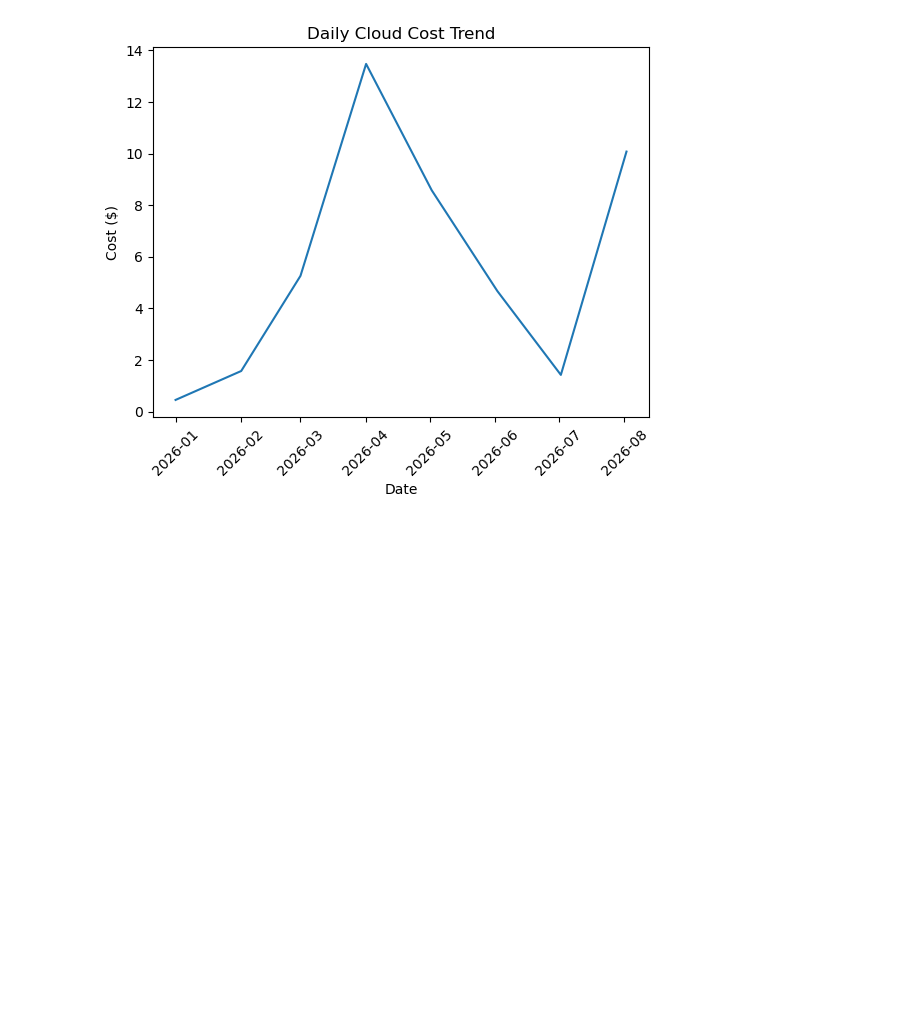
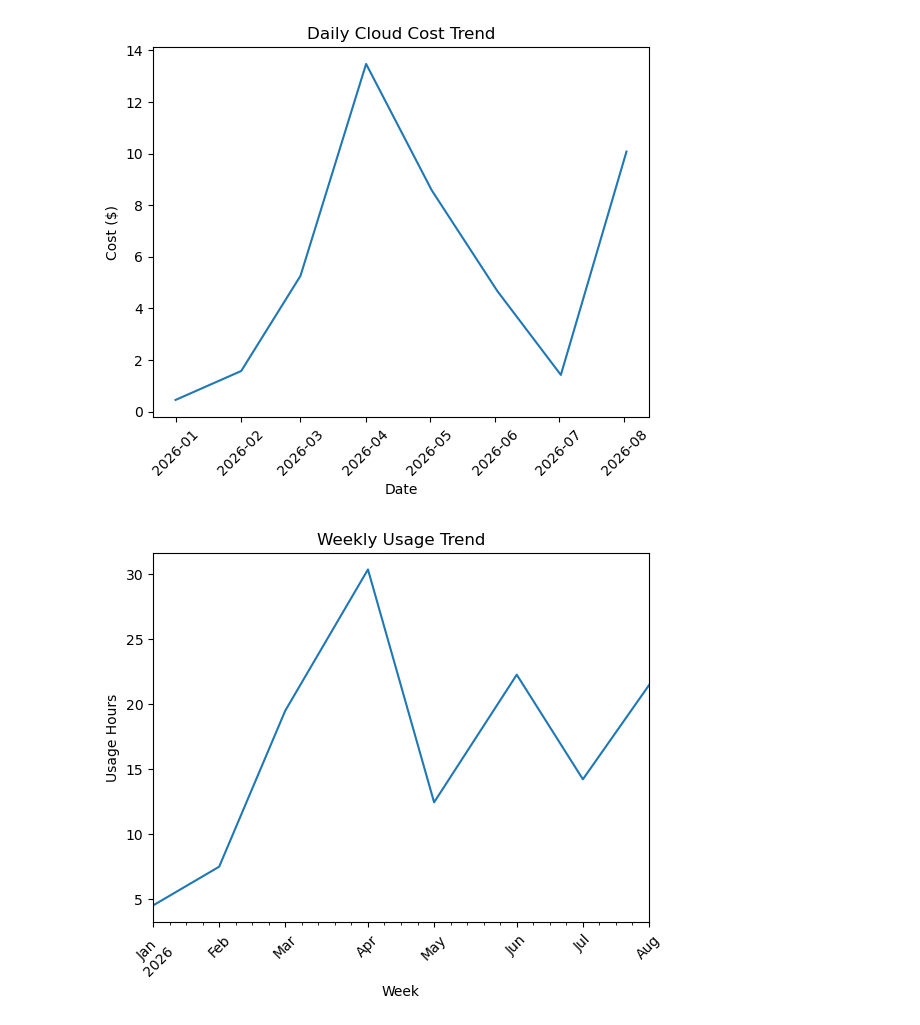
Before and after one commit to Fariz4/cloud-cost-intelligence-energy, a Jupyter notebook: src/cloud cost project.ipynb, the cells around one changed output. Saved outputs shown, nothing was run; the diff lists cells and outputs as text; code cells hidden in the pictures; blank space fills up the shorter version.

```diff
--- a/src/cloud cost project.ipynb
+++ b/src/cloud cost project.ipynb
@@ -5,6 +5,12 @@ file_path = r"C:\Users\More\Downloads\energy_cloud_usage.xlsx"
 df = pd.read_excel(file_path)
 df['timestamp'] = pd.to_datetime(df['timestamp'])
 df['total_cost'] = df['usage_hours'] * df['cost_per_hour']
+weekly_usage = df.groupby(df['timestamp'].dt.to_period('W'))['usage_hours'].sum()
+print("\nWeekly Usage")
+print(weekly_usage)
+monthly_usage = df.groupby(df['timestamp'].dt.to_period('M'))['usage_hours'].sum()
+print("\nMonthly Usage")
+print(monthly_usage)
 total_cost = df['total_cost'].sum()
 print("Total Cloud Cost: $", round(total_cost, 2))
 cost_by_energy = df.groupby('energy_type')['total_cost'].sum().sort_values(ascending=False)
@@ -42,6 +48,18 @@ plt.ylabel("Cost ($)")
 plt.xlabel("Date")
 plt.xticks(rotation=45)
 plt.show()
+weekly_usage.plot()
+plt.title("Weekly Usage Trend")
+plt.ylabel("Usage Hours")
+plt.xlabel("Week")
+plt.xticks(rotation=45)
+plt.show()
+monthly_usage.plot()
+plt.title("Monthly Usage Trend")
+plt.ylabel("Usage Hours")
+plt.xlabel("Month")
+plt.xticks(rotation=45)
+plt.show()
 output_file = "cost_analysis_output.xlsx"
 with pd.ExcelWriter(output_file, engine='openpyxl') as writer:
     df.to_excel(writer, sheet_name='Raw Data', index=False)
@@ -51,4 +69,6 @@ with pd.ExcelWriter(output_file, engine='openpyxl') as writer:
     monthly_cost.to_excel(writer, sheet_name='Monthly Cost')
     anomalies.to_excel(writer, sheet_name='Anomalies')
     idle_resources.to_excel(writer, sheet_name='Idle Resources')
+    weekly_usage.to_excel(writer, sheet_name='Weekly Usage')
+    monthly_usage.to_excel(writer, sheet_name='Monthly Usage')
 # %% [output]
@@ -68,7 +88,8 @@ EC2       24.4067
 Idle Resources
 Empty DataFrame
 Columns: [timestamp, service, energy_type, usage_hours, cost_per_hour, total_cost]
 Index: []
 [figure]
 [figure]
 [figure]
+[figure, added]
```
Also changed, not shown: parts of 1 cell of this notebook.
